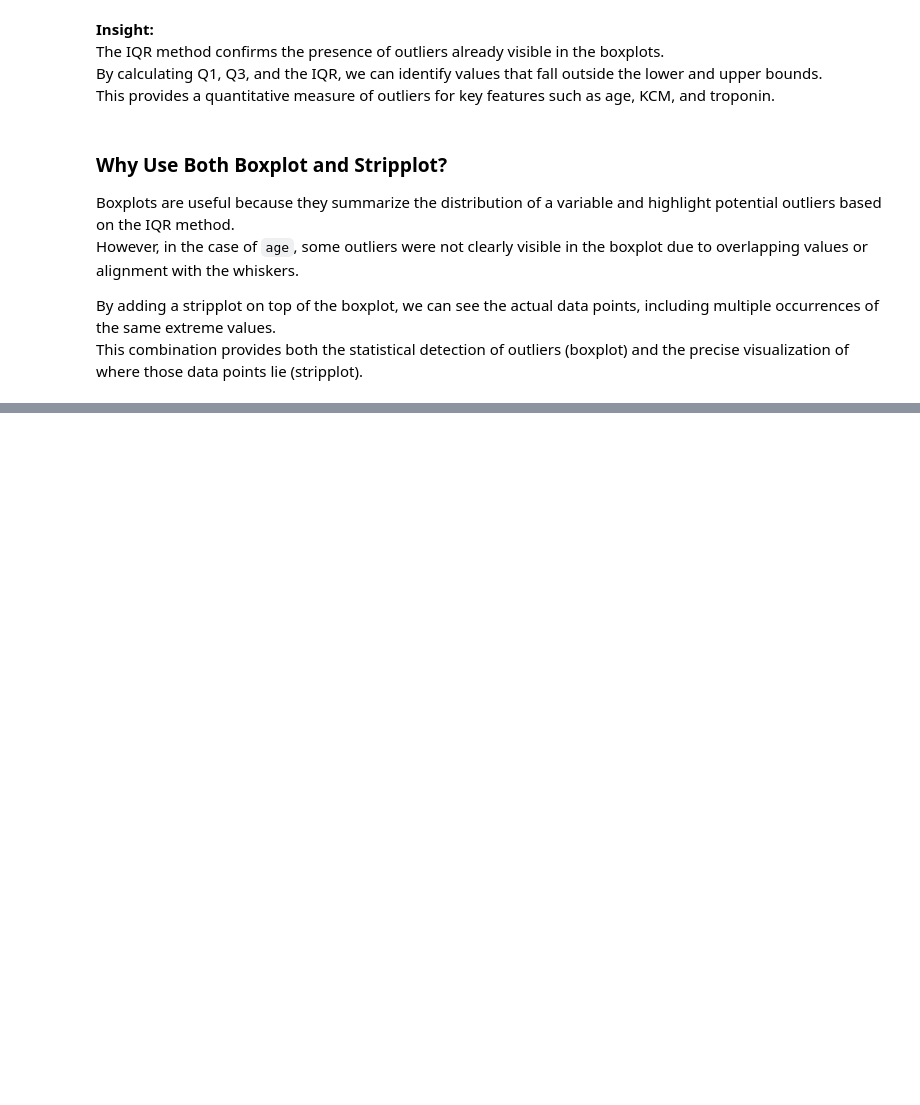
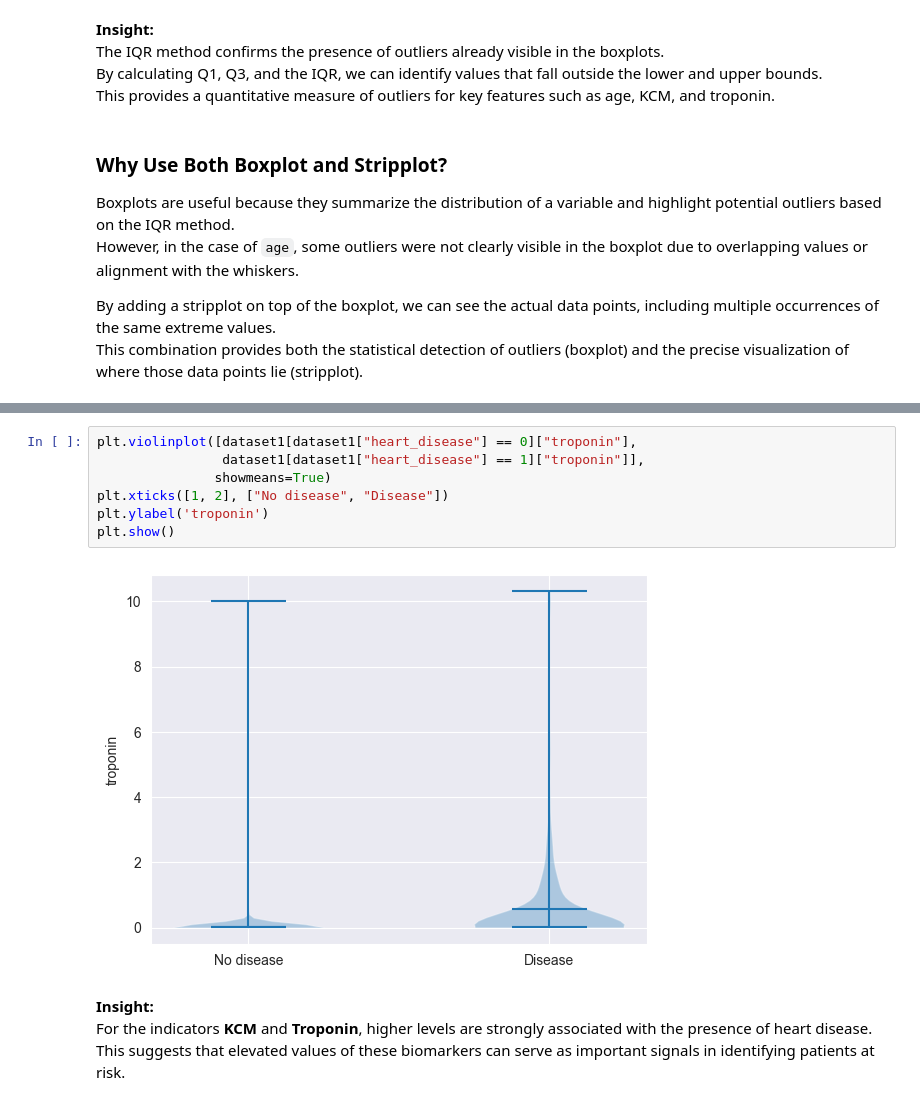
Before and after one commit to plamensve/DS_FINAL_PROJECT, a Jupyter notebook: notebooks/03_eda_dataset_1.ipynb, the cells around one changed output, grey strips where cells are left out. Saved outputs shown, nothing was run; the diff lists cells and outputs as text; blank space fills up the shorter version.

```diff
--- a/notebooks/03_eda_dataset_1.ipynb
+++ b/notebooks/03_eda_dataset_1.ipynb
@@ -326,0 +348,13 @@ plt.show()
+# %%
+plt.violinplot([dataset1[dataset1["heart_disease"] == 0]["troponin"],
+                dataset1[dataset1["heart_disease"] == 1]["troponin"]],
+               showmeans=True)
+plt.xticks([1, 2], ["No disease", "Disease"])
+plt.ylabel('troponin')
+plt.show()
+# %% [output]
+[figure, added]
+# %% [markdown]
+**Insight:**
+For the indicators **KCM** and **Troponin**, higher levels are strongly associated with the presence of heart disease.
+This suggests that elevated values of these biomarkers can serve as important signals in identifying patients at risk.
```
Also changed, not shown: parts of 5 cells of this notebook, 2 other files.
